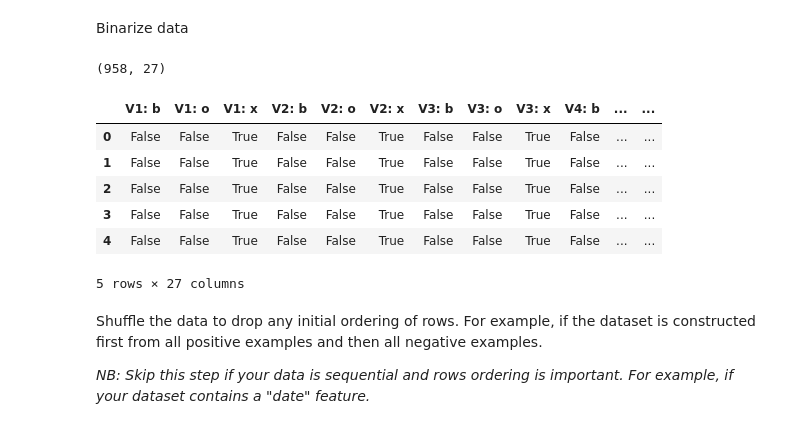
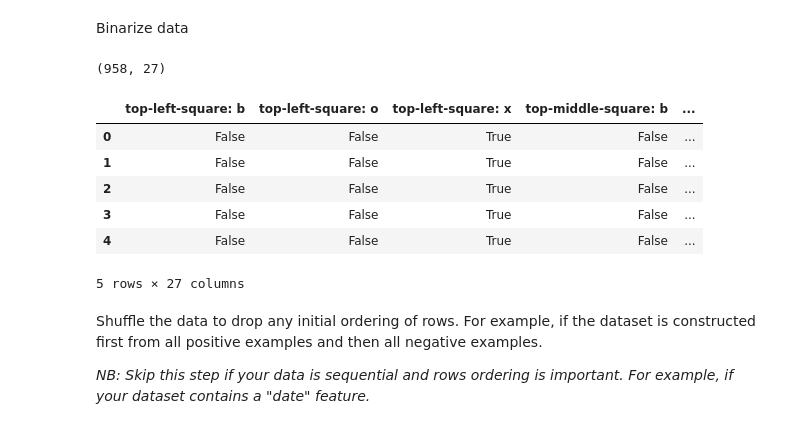
Before and after one commit to EgorDudyrev/OSDA_course, a Jupyter notebook: lazy_fca/lazyfca.ipynb, the cells around one changed output. Cells and saved outputs as stored; diff of their text form; code cells hidden in the pictures.

```diff
--- a/lazy_fca/lazyfca.ipynb
+++ b/lazy_fca/lazyfca.ipynb
@@ -8,7 +15,7 @@ lpipe = reload(lpipe)  # A way to reload functions from lpipe package without re
 # %% [markdown]
 Load data
 # %%
-df = lpipe.load_data()
+df = lpipe.load_data('tic_tac_toe')
 print(df.shape)
 df.head()
 # %% [output]
@@ -22,20 +29,20 @@ df.head()
 # %% [markdown]
 Binarize data
 # %%
-y_name = 'V10'
+y_name = 'Class'
 # %%
 y = df[y_name]
-X = lpipe.binarize_data(df.drop(y_name, axis=1))
+X = lpipe.binarize_X(df.drop(y_name, axis=1))
 print(X.shape)
 X.head()
 # %% [output]
 (958, 27)
-|  | V1: b | V1: o | V1: x | V2: b | V2: o | V2: x | V3: b | V3: o | V3: x | V4: b | ... | ... |
-| 0 | False | False | True | False | False | True | False | False | True | False | ... | ... |
-| 1 | False | False | True | False | False | True | False | False | True | False | ... | ... |
-| 2 | False | False | True | False | False | True | False | False | True | False | ... | ... |
-| 3 | False | False | True | False | False | True | False | False | True | False | ... | ... |
-| 4 | False | False | True | False | False | True | False | False | True | False | ... | ... |
+|  | top-left-square: b | top-left-square: o | top-left-square: x | top-middle-square: b | ... |
+| 0 | False | False | True | False | ... |
+| 1 | False | False | True | False | ... |
+| 2 | False | False | True | False | ... |
+| 3 | False | False | True | False | ... |
+| 4 | False | False | True | False | ... |
 5 rows × 27 columns
 # %% [markdown]
 Shuffle the data to drop any initial ordering of rows. For example, if the dataset is constructed first from all positive examples and then all negative examples.
```
Also changed, not shown: parts of 14 cells of this notebook, 2 other files.
